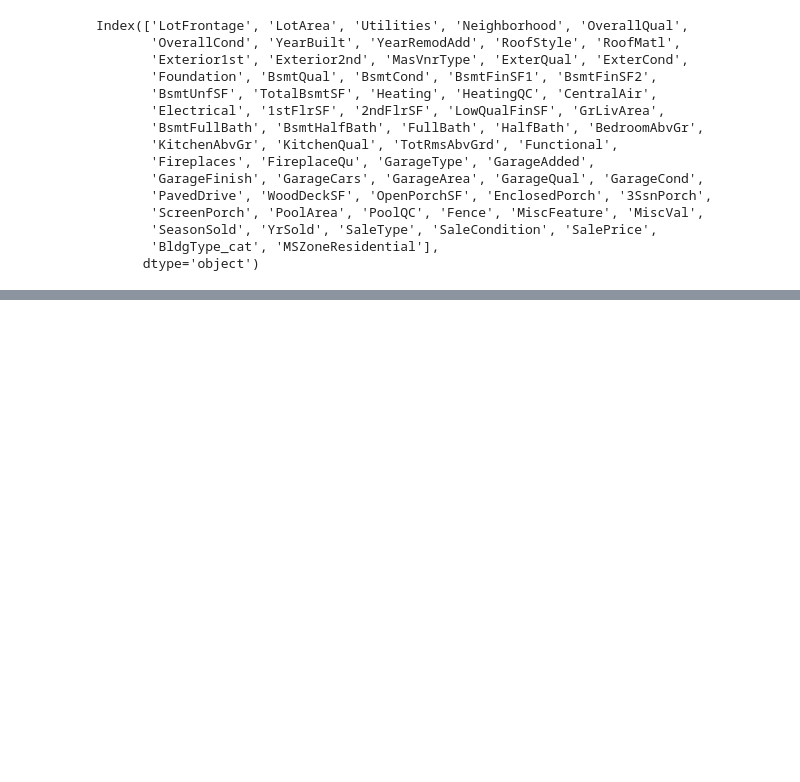
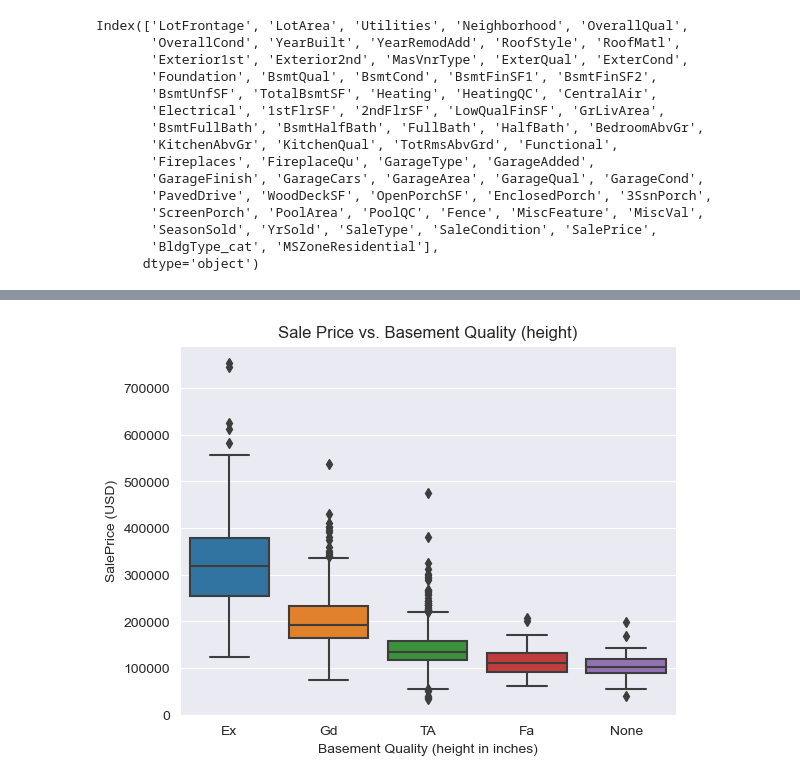
Before and after one commit to faupel15/Housing_Price_Prediction, a Jupyter notebook: Housing_Price_Prediction.ipynb, the cells around one changed output, grey strips where cells are left out. Saved outputs shown, nothing was run; the diff lists cells and outputs as text; code cells hidden in the pictures; blank space fills up the shorter version.

```diff
--- a/Housing_Price_Prediction.ipynb
+++ b/Housing_Price_Prediction.ipynb
@@ -1132,0 +1187,13 @@ Next, let's look at ...
+# %%
+# Define the order of the BsmtQual values
+bsmt_qual_order = ['Ex', 'Gd', 'TA', 'Fa', 'None']
+
+# Boxplots of the BsmtQual categories and SalePrice
+b = sns.boxplot(x='BsmtQual', y='SalePrice', data=houses, order=bsmt_qual_order)
+
+# Set plot labels
+b.set_xlabel("Basement Quality (height in inches)")
+b.set_ylabel("SalePrice (USD)")
+b.set_title("Sale Price vs. Basement Quality (height)");
+# %% [output]
+[figure, added]
```
Also changed, not shown: parts of 19 cells of this notebook, 1 other file.
